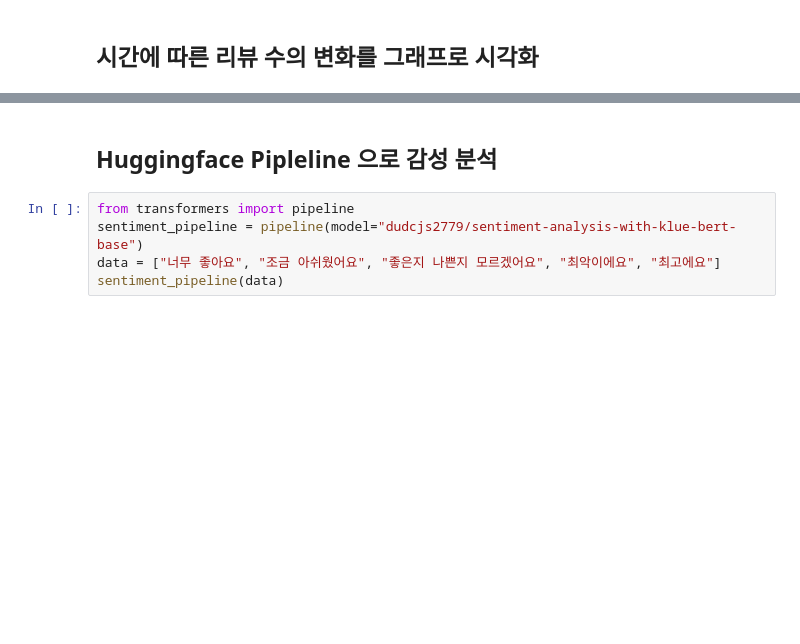
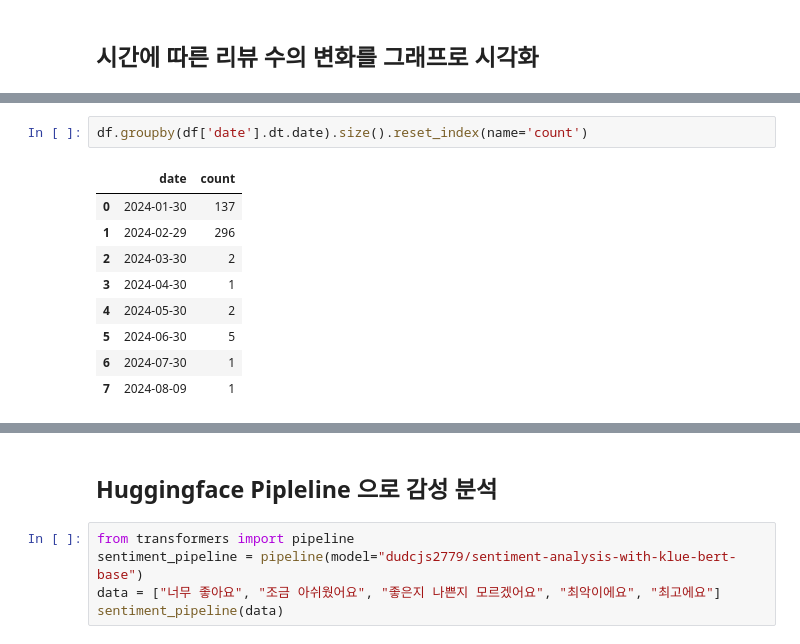
Before and after one commit to B-Serena/project-b, a Jupyter notebook: 202_langchain_youtube.ipynb, the cells around one changed output, grey strips where cells are left out. Drawn from its saved outputs; the diff is of its cells as text; blank space fills up the shorter version.

```diff
--- a/202_langchain_youtube.ipynb
+++ b/202_langchain_youtube.ipynb
@@ -569,0 +685,12 @@ plt.show()
+# %%
+df.groupby(df['date'].dt.date).size().reset_index(name='count')
+# %% [output]
+|  | date | count |
+| 0 | 2024-01-30 | 137 |
+| 1 | 2024-02-29 | 296 |
+| 2 | 2024-03-30 | 2 |
+| 3 | 2024-04-30 | 1 |
+| 4 | 2024-05-30 | 2 |
+| 5 | 2024-06-30 | 5 |
+| 6 | 2024-07-30 | 1 |
+| 7 | 2024-08-09 | 1 |
```
Also changed, not shown: parts of 51 cells of this notebook, 3 other files.
